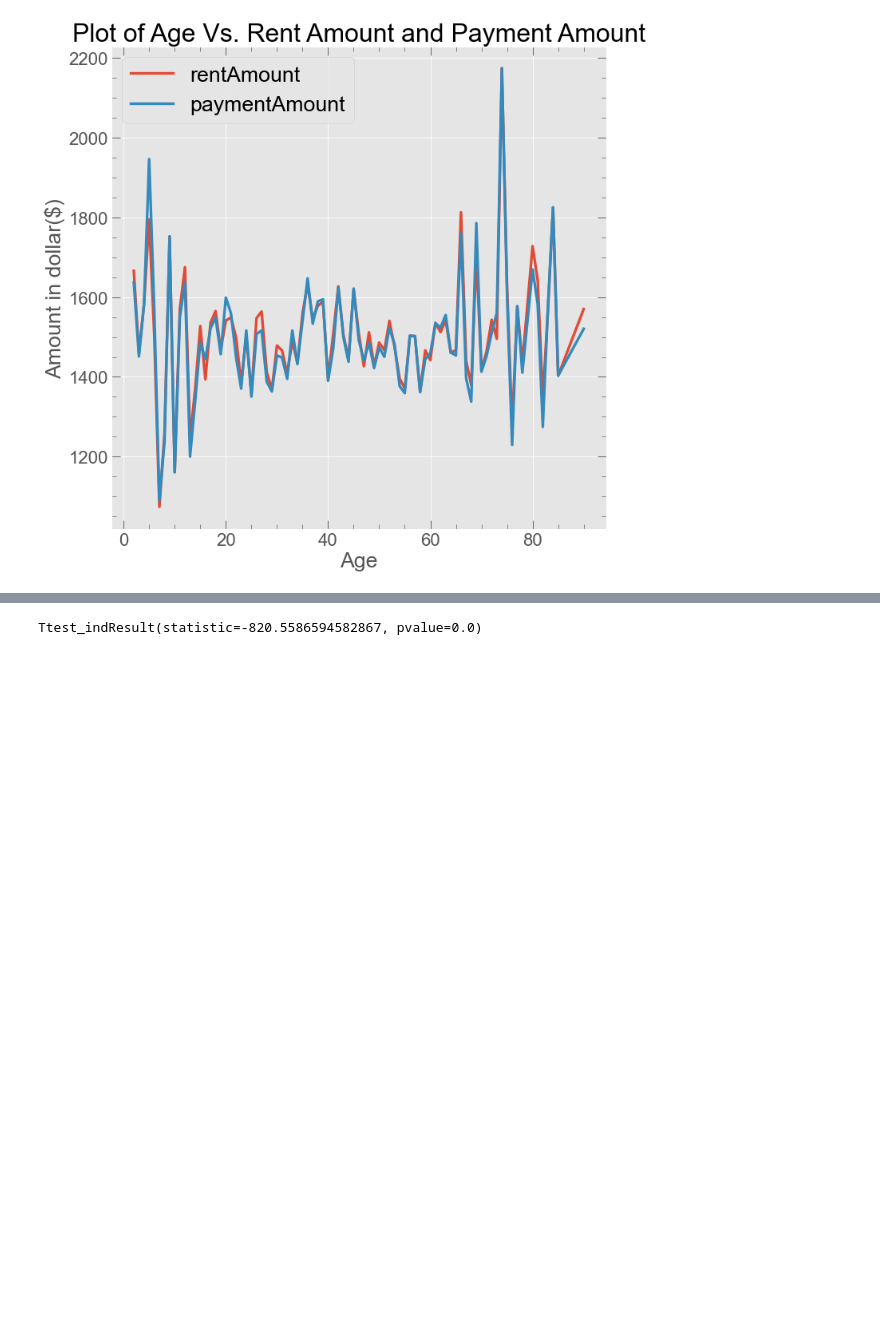
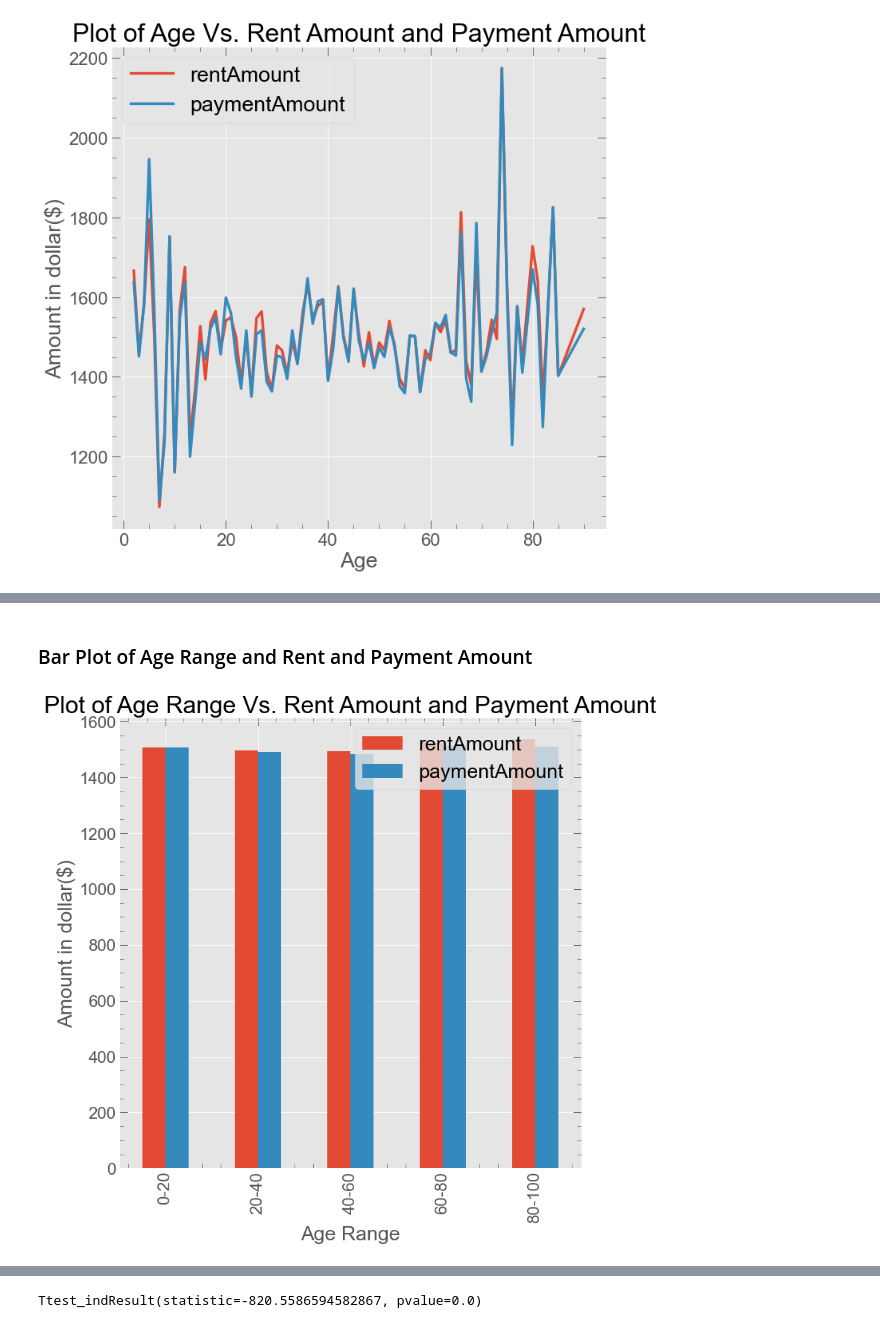
Before and after one commit to pandeysudip/Rental, a Jupyter notebook: 2.Data_Visulization.ipynb, the cells around one changed output, grey strips where cells are left out. Drawn from its saved outputs; the diff is of its cells as text; code cells hidden in the pictures; blank space fills up the shorter version.

```diff
--- a/2.Data_Visulization.ipynb
+++ b/2.Data_Visulization.ipynb
@@ -280,0 +312,14 @@ plt.show()
+# %% [markdown]
+### Bar Plot of Age Range and Rent and Payment Amount
+# %%
+#Grouping by age range
+rang=df_age.groupby(['ageRange'])["rentAmount", "paymentAmount"].mean().reset_index()
+#Plotting both rent amount and payment amount with age
+fig, ax = plt.subplots(figsize=(10,10))
+rang.plot.bar(x="ageRange", y=["rentAmount", "paymentAmount"],ax=ax)
+ax.set_ylabel("Amount in dollar($)")
+ax.set_xlabel("Age Range")
+plt.title("Plot of Age Range Vs. Rent Amount and Payment Amount", loc='center')
+plt.show()
+# %% [output]
+[figure, added]
```
Also changed, not shown: parts of 20 cells of this notebook.
